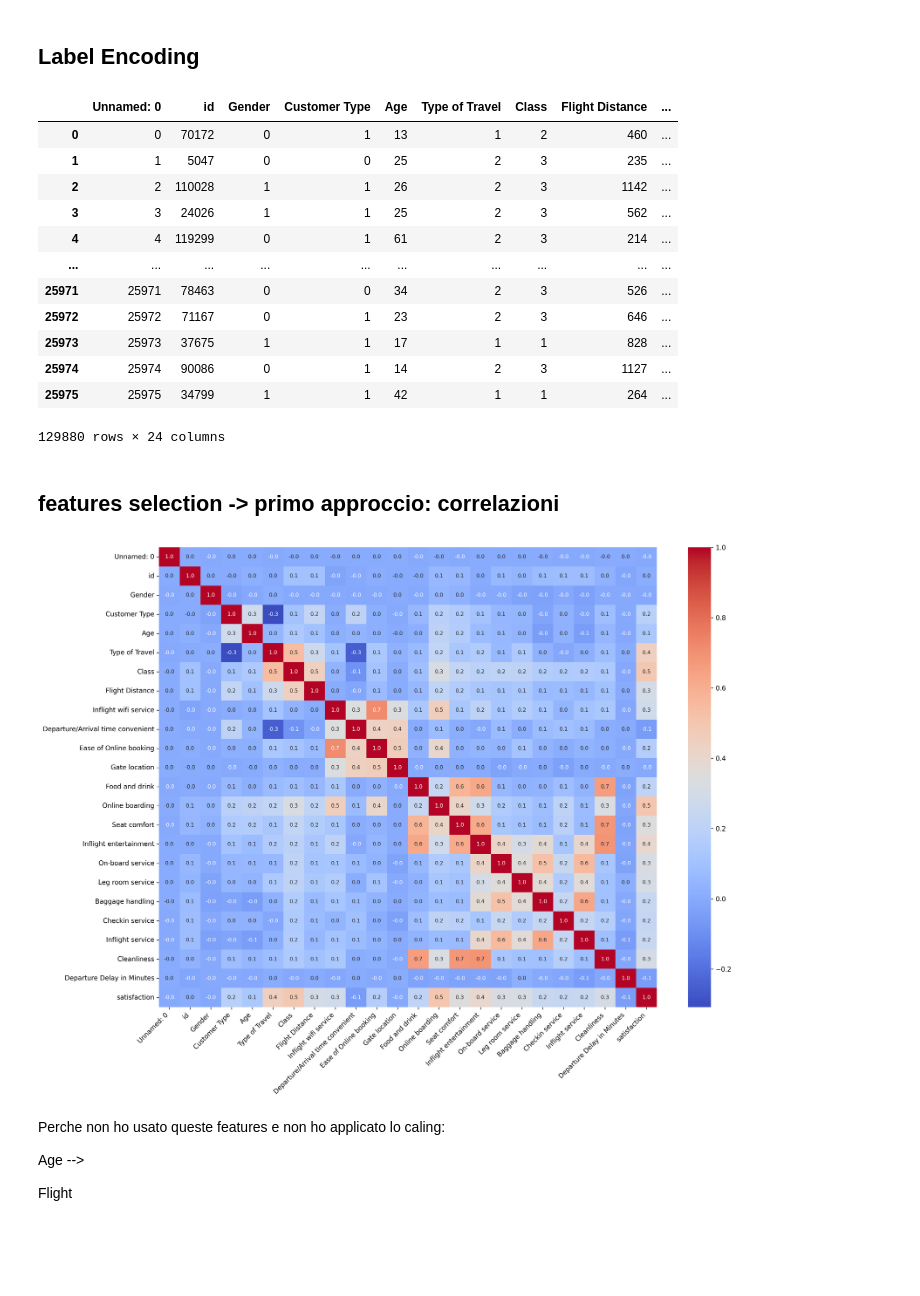
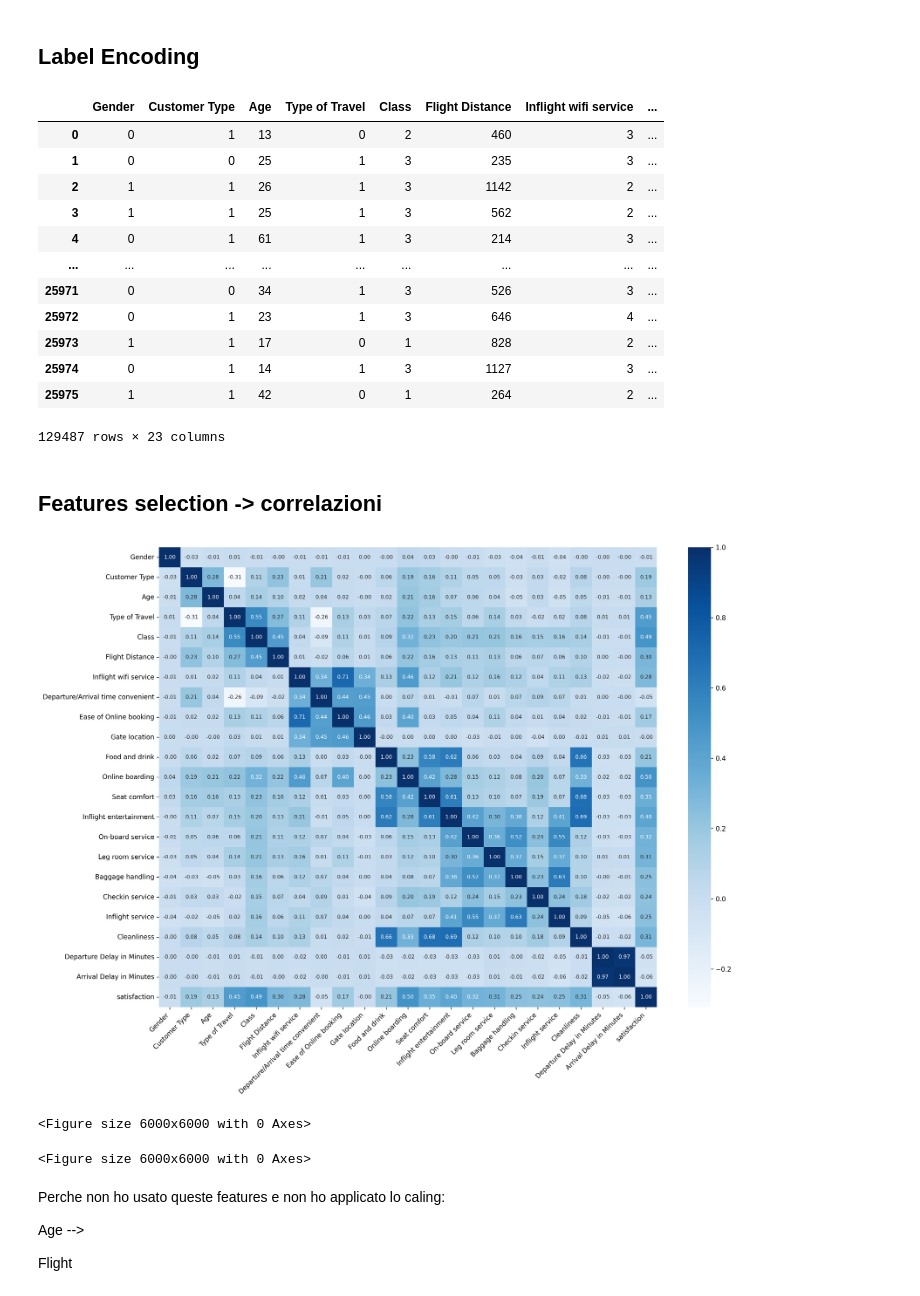
Before and after one commit to Giofabro/Project_NA_DataScience-, a Jupyter notebook: AirlineAnalysis.ipynb, the cells around one changed output. Saved outputs shown, nothing was run; the diff lists cells and outputs as text; code cells hidden in the pictures; blank space fills up the shorter version.

```diff
--- a/AirlineAnalysis.ipynb
+++ b/AirlineAnalysis.ipynb
@@ -42,3 +49,15 @@ train_df = pd.read_csv(r"D:\Giorgio\Code\Project_NA_DataScience-\train.csv", enc
+# %%
+# URL del file test.csv raw su GitHub
+url_test_df = 'https://raw.githubusercontent.com/Giofabro/exercise-data-analysis/main/Data_Repository/ProjectDataScience_NeuralAcademy/test.csv'
+
+# Lettura del file CSV direttamente dall'URL
+test_df = pd.read_csv(url_test_df)
+
+#URL del file train.csv raw su GitHub
+url_train_df = 'https://raw.githubusercontent.com/Giofabro/exercise-data-analysis/main/Data_Repository/ProjectDataScience_NeuralAcademy/train.csv'
+
+# Lettura del file CSV direttamente dall'URL
+train_df = pd.read_csv(url_train_df)
 # %%
 test_df.info()
 # %% [output]
@@ -119,15 +138,3 @@ Departure Delay in Minutes             0
 Arrival Delay in Minutes             310
 satisfaction                           0
 dtype: int64
-# %%
-#Togliamo i valori nulli da entrambi i dataframe e assicuriamoci che non ci sinao duplicati. Una volta fatto procediamo con la concatenazione e con l'EDA. Suddivideremo Train e test successivamente con il metodo Stratifieldshffeleshift
-
-#Pulizia test
-test_df = test_df.drop_duplicates()
-test_df = test_df.dropna(axis=1)
-
-#Pulizia Train
-train_df = train_df.drop_duplicates()
-train_df = train_df.dropna(axis=1)
-
-df = pd.concat([train_df, test_df])
@@ -133,0 +198,3 @@ df = pd.concat([train_df, test_df])
+# %%
+df = df.drop(['Unnamed: 0', 'id'], axis=1)
+df
@@ -150,2 +237,7 @@ df
+# %%
+#Pulizia DataFrame
+
+df = df.drop_duplicates()
+df = df.dropna()
 # %%
 #check
@@ -262,30 +414,42 @@ df['Class'] = df['Class'].map(class_mapping)
 # %%
 df
 # %% [output]
-|  | Unnamed: 0 | id | Gender | Customer Type | Age | Type of Travel | Class | Flight Distance | ... |
-| 0 | 0 | 70172 | 0 | 1 | 13 | 1 | 2 | 460 | ... |
-| 1 | 1 | 5047 | 0 | 0 | 25 | 2 | 3 | 235 | ... |
-| 2 | 2 | 110028 | 1 | 1 | 26 | 2 | 3 | 1142 | ... |
-| 3 | 3 | 24026 | 1 | 1 | 25 | 2 | 3 | 562 | ... |
-| 4 | 4 | 119299 | 0 | 1 | 61 | 2 | 3 | 214 | ... |
-| ... | ... | ... | ... | ... | ... | ... | ... | ... | ... |
-| 25971 | 25971 | 78463 | 0 | 0 | 34 | 2 | 3 | 526 | ... |
-| 25972 | 25972 | 71167 | 0 | 1 | 23 | 2 | 3 | 646 | ... |
-| 25973 | 25973 | 37675 | 1 | 1 | 17 | 1 | 1 | 828 | ... |
-| 25974 | 25974 | 90086 | 0 | 1 | 14 | 2 | 3 | 1127 | ... |
-| 25975 | 25975 | 34799 | 1 | 1 | 42 | 1 | 1 | 264 | ... |
+|  | Gender | Customer Type | Age | Type of Travel | Class | Flight Distance | Inflight wifi service | ... |
+| 0 | 0 | 1 | 13 | 0 | 2 | 460 | 3 | ... |
+| 1 | 0 | 0 | 25 | 1 | 3 | 235 | 3 | ... |
+| 2 | 1 | 1 | 26 | 1 | 3 | 1142 | 2 | ... |
+| 3 | 1 | 1 | 25 | 1 | 3 | 562 | 2 | ... |
+| 4 | 0 | 1 | 61 | 1 | 3 | 214 | 3 | ... |
+| ... | ... | ... | ... | ... | ... | ... | ... | ... |
+| 25971 | 0 | 0 | 34 | 1 | 3 | 526 | 3 | ... |
+| 25972 | 0 | 1 | 23 | 1 | 3 | 646 | 4 | ... |
+| 25973 | 1 | 1 | 17 | 0 | 1 | 828 | 2 | ... |
+| 25974 | 0 | 1 | 14 | 1 | 3 | 1127 | 3 | ... |
+| 25975 | 1 | 1 | 42 | 0 | 1 | 264 | 2 | ... |
-129880 rows × 24 columns
+129487 rows × 23 columns
 # %% [markdown]
-## features selection -> primo approccio: correlazioni
+## Features selection -> correlazioni
 # %%
 plt.figure(figsize=(16,12), dpi=300)  # Aumenta la dimensione e la risoluzione
-heatmap = sns.heatmap(df.corr(), cmap='coolwarm', annot=True, fmt=".1f", annot_kws={"size": 8})
+heatmap = sns.heatmap(df.corr(), cmap='Blues', annot=True, fmt=".2f", annot_kws={"size": 8})
 plt.xticks(rotation=45, ha='right', size=10)  # Ruota le etichette dell'asse x per leggibilità
 plt.yticks(size=10)  # Aumenta la dimensione del font per le etichette dell'asse y
 plt.tight_layout()  # Ajusta la disposizione
 plt.show()
 # %% [output]
-[figure, old version]
+[figure, new version]
+# %%
+plt.figure(figsize=(20,20), dpi=300)
+
+#cmap = sns.diverging_palette(240, 10, as_cmap=True)
+#sns.heatmap(df.corr(), mask=np.triu(np.ones_like(corr)), cmap=cmap, vmax=None, center=0,square=True, annot=True, linewidths=.5, cbar_kws={"shrink": .9})
+#plt.xticks(rotation=45, ha='right', size=10)  # Ruota le etichette dell'asse x per leggibilità
+#plt.yticks(size=10)  # Aumenta la dimensione del font per le etichette dell'asse y
+#plt.tight_layout()  # Ajusta la disposizione
+#plt.show()
+# %% [output]
+<Figure size 6000x6000 with 0 Axes>
+<Figure size 6000x6000 with 0 Axes>
 # %% [markdown]
 Perche non ho usato queste features e non ho applicato lo caling:
 
```
Also changed, not shown: parts of 65 cells of this notebook.
